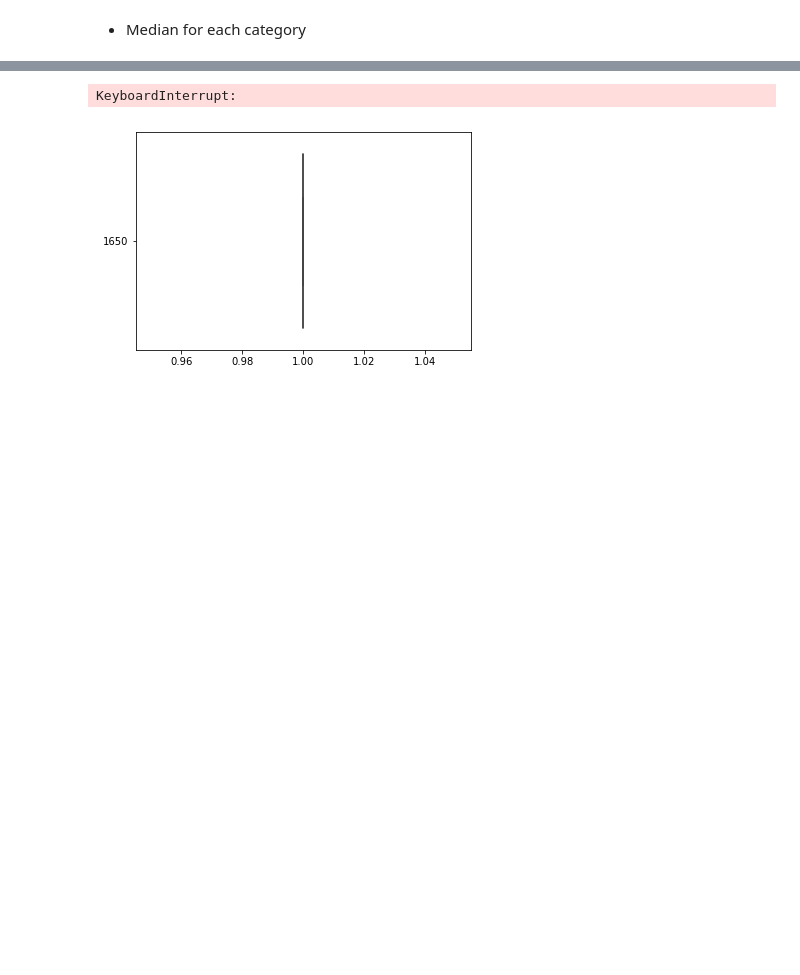
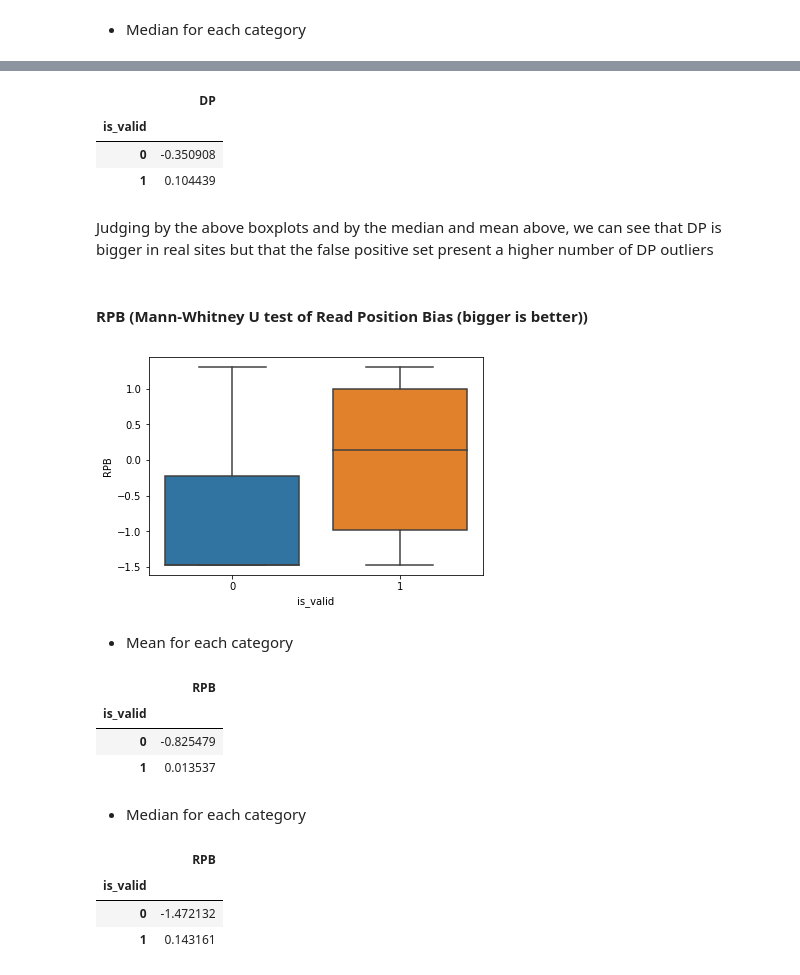
Before and after one commit to elowy01/variant_filtering, a Jupyter notebook: notebooks/Variant Filtering of a BCFTools VCF.ipynb, the cells around one changed output, grey strips where cells are left out. Saved outputs shown, nothing was run; the diff lists cells and outputs as text; code cells hidden in the pictures; blank space fills up the shorter version.

```diff
--- a/notebooks/Variant Filtering of a BCFTools VCF.ipynb
+++ b/notebooks/Variant Filtering of a BCFTools VCF.ipynb
@@ -116,5 +138,33 @@ DF.groupby("is_valid").agg({'DP': 'median'})
-# %%
-ax = sns.boxplot(x="is_valid", y="RPB", data=DF)
-# %% [output]
-KeyboardInterrupt:
-[figure, removed]
+# %%
+aDF_std.groupby("is_valid").agg({'DP': 'median'})
+# %% [output]
+|  | DP |
+| is_valid |  |
+| 0 | -0.350908 |
+| 1 | 0.104439 |
+# %% [markdown]
+Judging by the above boxplots and by the median and mean above, we can see that DP is bigger in real sites but that the false positive set present a higher number of DP outliers
+# %% [markdown]
+#### RPB (Mann-Whitney U test of Read Position Bias (bigger is better))
+# %%
+ax = sns.boxplot(x="is_valid", y="RPB", data=aDF_std)
+# %% [output]
+[figure, added]
+# %% [markdown]
+* Mean for each category
+# %%
+aDF_std.groupby("is_valid").agg({'RPB': 'mean'})
+# %% [output]
+|  | RPB |
+| is_valid |  |
+| 0 | -0.825479 |
+| 1 | 0.013537 |
+# %% [markdown]
+* Median for each category
+# %%
+aDF_std.groupby("is_valid").agg({'RPB': 'median'})
+# %% [output]
+|  | RPB |
+| is_valid |  |
+| 0 | -1.472132 |
+| 1 | 0.143161 |
```
Also changed, not shown: parts of 195 cells of this notebook, 2 other files.
